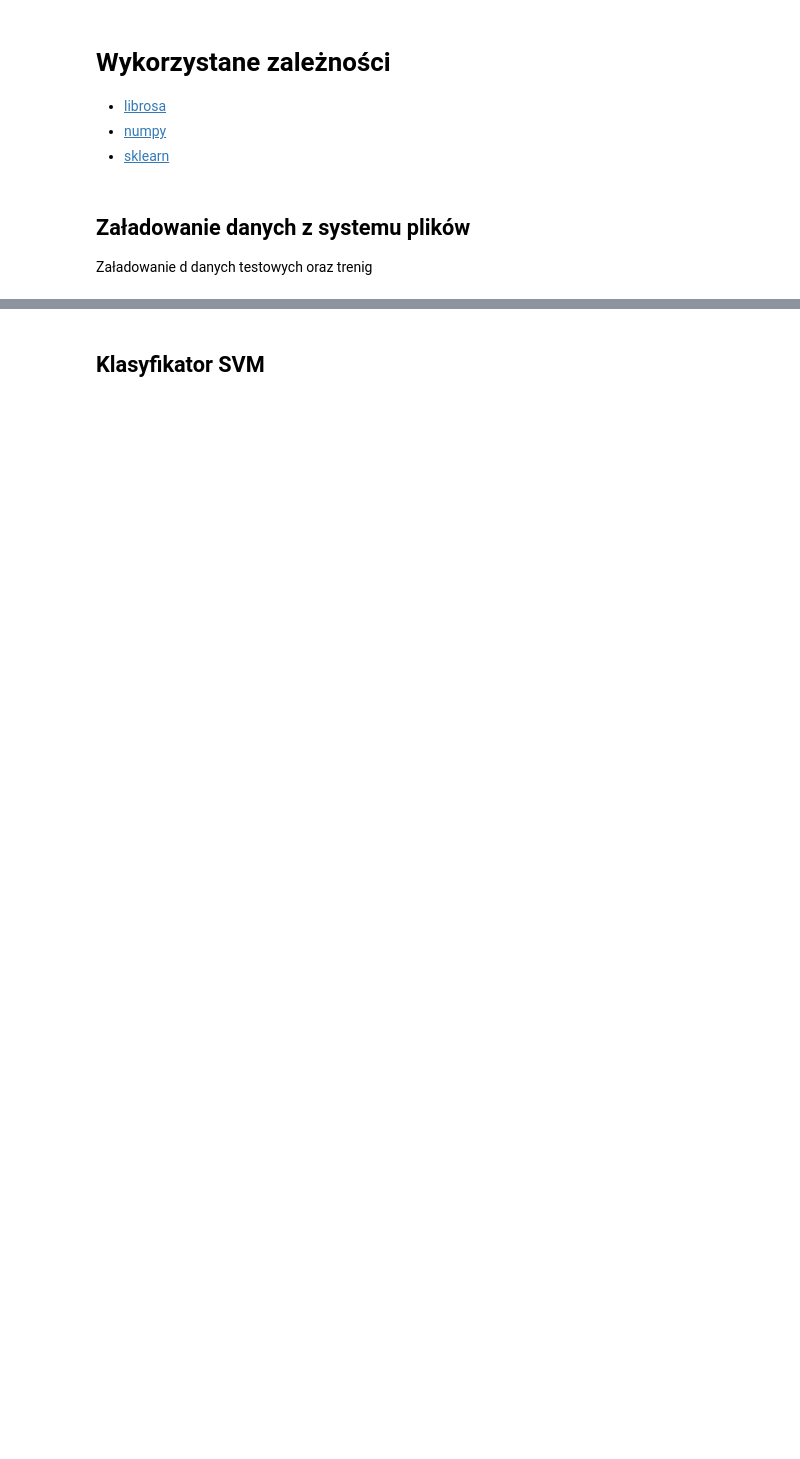
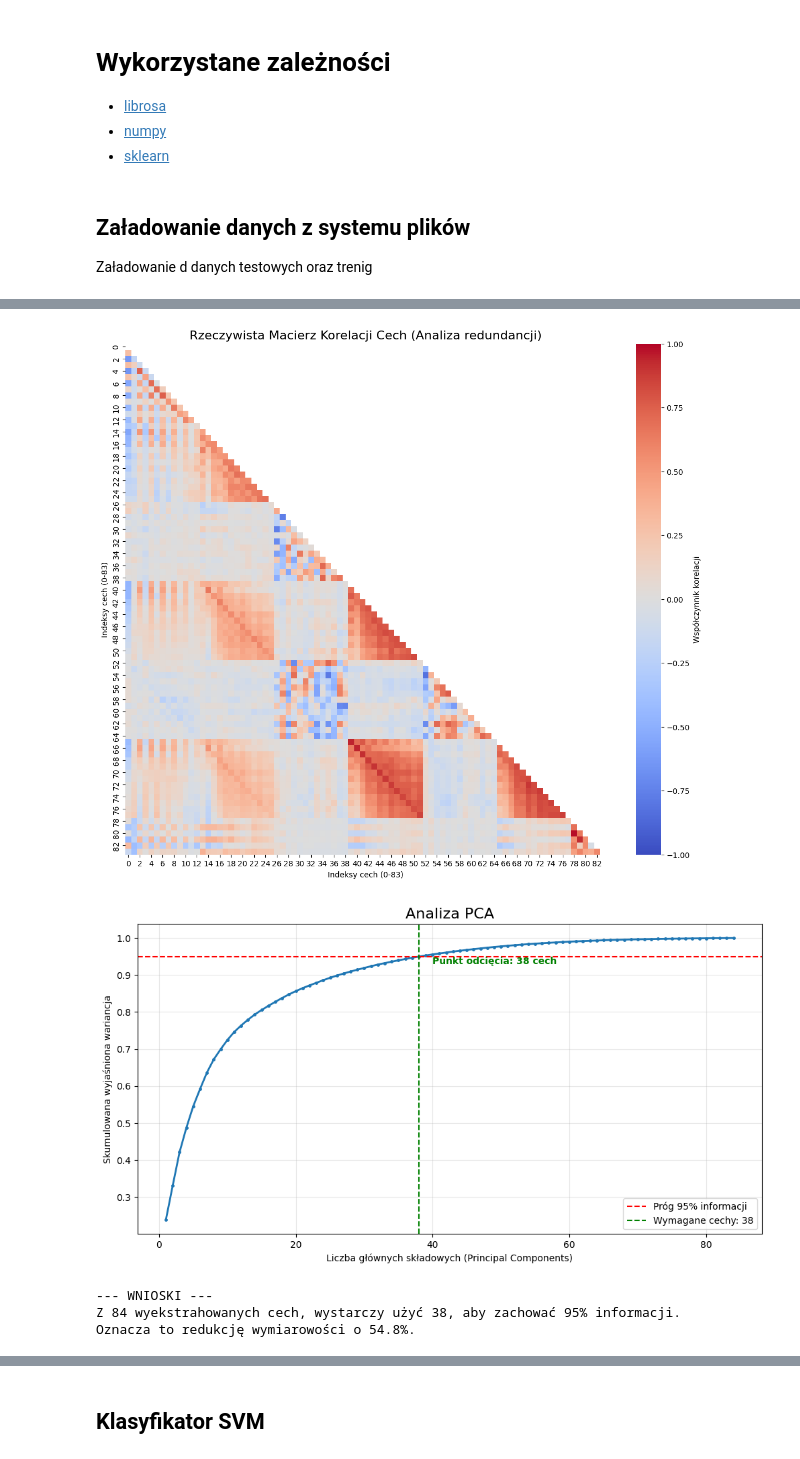
Before and after one commit to muzykos/Projekt_badawczy_System_rozpoznawania_zdarzen_dzwiekowych_w_przestrzeni_domowej, a Jupyter notebook: src/notebook/model-training.ipynb, the cells around one changed output, grey strips where cells are left out. Cells and saved outputs as stored; diff of their text form; code cells hidden in the pictures; blank space fills up the shorter version.

```diff
--- a/src/notebook/model-training.ipynb
+++ b/src/notebook/model-training.ipynb
@@ -105,3 +104,68 @@ Zakończono! Wymiar wektora cech: 84
 # %%
 features_xs = numpy.array(features)
 labels_ys = numpy.array(labels)
+# %%
+import numpy as np
+import matplotlib.pyplot as plt
+import seaborn as sns
+from sklearn.decomposition import PCA
+
+# --- PRZYGOTOWANIE DANYCH RZECZYWISTYCH ---
+if 'features_xs' not in locals():
+    raise ValueError("Upewnij się, że uruchomiłeś komórki z ekstrakcją cech (features_xs)!")
+
+X_real = features_xs.copy()
+
+# Normalizacja (Z-score)
+X_real = (X_real - X_real.mean(axis=0)) / (X_real.std(axis=0) + 1e-8)
+
+# --- 1. HEATMAPA KORELACJI ---
+plt.figure(figsize=(14, 12))
+corr_matrix = np.corrcoef(X_real, rowvar=False)
+
+# Maska, aby pokazać tylko dolny/górny trójkąt (macierz jest symetryczna)
+mask = np.triu(np.ones_like(corr_matrix, dtype=bool))
+
+sns.heatmap(corr_matrix, mask=mask, cmap='coolwarm', vmin=-1, vmax=1,
+            cbar_kws={'label': 'Współczynnik korelacji'})
+
+plt.title('Rzeczywista Macierz Korelacji Cech (Analiza redundancji)', fontsize=16)
+plt.xlabel('Indeksy cech (0-83)')
+plt.ylabel('Indeksy cech (0-83)')
+plt.show()
+
+# --- 2. PCA - WYKRES OSYPISKA (Rzeczywiste dane) ---
+pca = PCA().fit(X_real)
+cumulative_variance = np.cumsum(pca.explained_variance_ratio_)
+
+# Znalezienie liczby składowych dla progu 95%
+n_95 = np.argmax(cumulative_variance >= 0.95) + 1
+
+plt.figure(figsize=(12, 6))
+# Rysujemy linię wariancji
+plt.plot(range(1, len(cumulative_variance) + 1), cumulative_variance, linewidth=2, marker='.', markersize=5)
+
+# Linie pomocnicze
+plt.axhline(y=0.95, color='r', linestyle='--', label='Próg 95% informacji')
+plt.axvline(x=n_95, color='g', linestyle='--', label=f'Wymagane cechy: {n_95}')
+
+plt.title('Analiza PCA', fontsize=16)
+plt.xlabel('Liczba głównych składowych (Principal Components)')
+plt.ylabel('Skumulowana wyjaśniona wariancja')
+plt.legend(loc='lower right')
+plt.grid(True, alpha=0.3)
+
+# Dodatkowy opis na wykresie
+plt.text(n_95 + 2, 0.93, f'Punkt odcięcia: {n_95} cech', color='green', fontweight='bold')
+
+plt.show()
+
+print(f"--- WNIOSKI ---")
+print(f"Z 84 wyekstrahowanych cech, wystarczy użyć {n_95}, aby zachować 95% informacji.")
+print(f"Oznacza to redukcję wymiarowości o {100 - (n_95/84)*100:.1f}%.")
+# %% [output]
+[figure, added]
+[figure, added]
+--- WNIOSKI ---
+Z 84 wyekstrahowanych cech, wystarczy użyć 38, aby zachować 95% informacji.
+Oznacza to redukcję wymiarowości o 54.8%.
```
Also changed, not shown: parts of 9 cells of this notebook.
